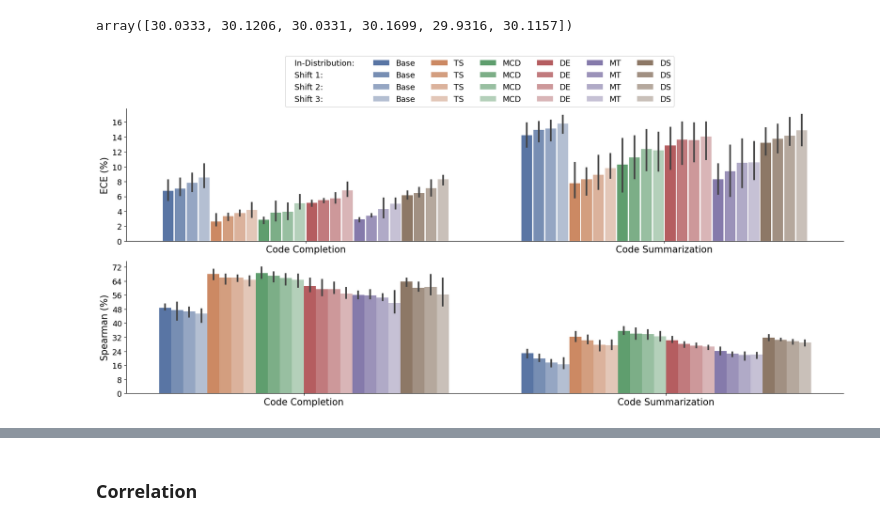
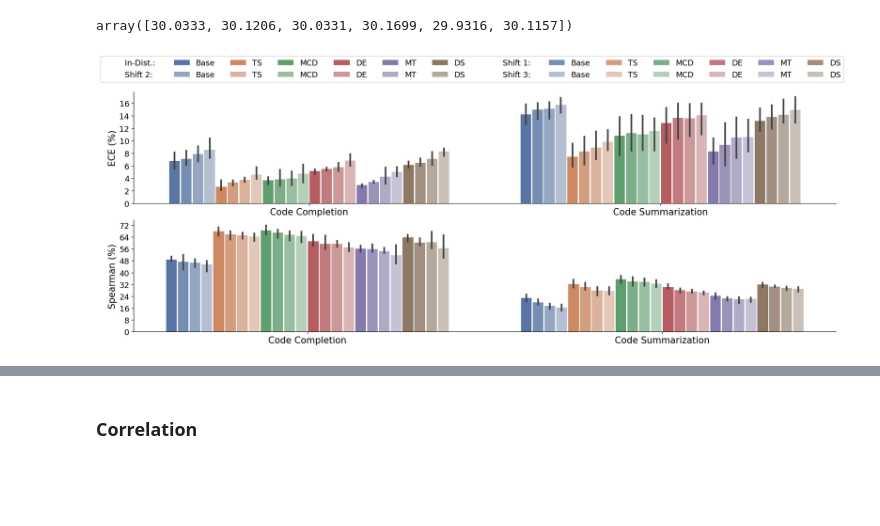
Before and after one commit to yul091/UncertaintyPL, a Jupyter notebook: notebooks/plot_acc.ipynb, the cells around one changed output, grey strips where cells are left out. Saved outputs shown, nothing was run; the diff lists cells and outputs as text; code cells hidden in the pictures; blank space fills up the shorter version.

```diff
--- a/notebooks/plot_acc.ipynb
+++ b/notebooks/plot_acc.ipynb
@@ -456,44 +456,44 @@ data = {
         44.50, 44.50, 44.52, 45.23, 44.54, 44.57  # CS-author-Shift 3
     ],
     'ECE': [
-        8.16, 2.10, 2.36, 5.21, 3.08, 6.66, # CC-time-in-dist
+        8.16, 2.10, 3.76, 5.21, 3.08, 6.66, # CC-time-in-dist
         8.44, 2.82, 2.75, 5.69, 3.26, 7.14, # CC-time-shift1
         9.10, 3.42, 2.93, 5.13, 3.14, 8.21, # CC-time-shift2
-        10.36, 3.21, 4.36, 6.58, 4.33, 8.77, # CC-time-shift3
-        6.66, 2.19, 3.16, 4.74, 2.60, 5.70, # CC-project-in-dist
+        10.36, 3.91, 3.36, 6.58, 4.33, 8.77, # CC-time-shift3
+        6.66, 2.19, 4.16, 4.74, 2.60, 5.70, # CC-project-in-dist
         6.15, 3.44, 5.34, 5.21, 3.63, 5.98, # CC-project-shift1
         6.71, 4.10, 5.10, 6.44, 5.73, 6.98, # CC-project-shift2
-        7.21, 5.15, 6.19, 7.86, 5.76, 8.53, # CC-project-shift3
+        7.21, 5.75, 6.19, 7.86, 5.76, 8.53, # CC-project-shift3
         5.47, 3.65, 3.08, 5.43, 3.09, 6.10, # CC-author-in-dist
         6.62, 3.68, 3.39, 5.57, 3.31, 6.29, # CC-author-shift1
         7.72, 3.70, 3.77, 5.68, 3.93, 6.09, # CC-author-shift2
         8.09, 4.08, 4.63, 6.01, 4.92, 7.57, # CC-author-shift3
-        15.83, 10.53, 13.76, 15.22, 10.36, 11.57, # CS-time-in-dist
+        15.83, 9.53, 13.76, 15.22, 10.36, 11.57, # CS-time-in-dist
         16.0, 10.63, 14.11, 15.94, 12.83, 11.91, # CS-time-shift1
-        16.18, 11.47, 14.97, 15.85, 13.71, 12.89, # CS-time-shift2
-        16.85, 11.69, 14.57, 15.94, 13.35, 12.85, # CS-time-shift3
-        12.69, 6.97, 10.34, 9.66, 8.16, 12.78, # CS-project-in-dist
+        16.18, 11.47, 13.97, 15.85, 13.71, 12.89, # CS-time-shift2
+        16.85, 11.69, 13.57, 15.94, 13.35, 12.85, # CS-time-shift3
+        12.69, 6.97, 10.94, 9.66, 8.16, 12.78, # CS-project-in-dist
         13.42, 8.08, 11.18, 10.35, 9.19, 13.78, # CS-project-shift1
-        13.52, 8.23, 12.58, 10.7, 10.61, 13.01, # CS-project-shift2
+        13.52, 8.23, 10.58, 10.7, 10.61, 13.01, # CS-project-shift2
         14.5, 9.31, 12.60, 11.0, 10.11, 14.91, # CS-project-shift3
-        14.12, 5.83, 6.65, 13.62, 6.35, 15.2, # CS-author-in-dist
+        14.12, 5.83, 7.65, 13.62, 6.35, 15.2, # CS-author-in-dist
         15.44, 6.22, 8.4, 14.68, 6.05, 15.64, # CS-author-shift1
-        15.6, 7.01, 9.48, 14.16, 7.22, 16.55, # CS-author-shift2
-        15.94, 8.48, 9.45, 15.23, 8.31, 16.97, # CS-author-shift3
+        15.6, 7.01, 8.48, 14.16, 7.22, 16.55, # CS-author-shift2
+        15.94, 8.48, 8.45, 15.23, 8.31, 16.97, # CS-author-shift3
     ],
     'Correlation': [
         47.6510, 70.5971, 71.8362, 65.4661, 55.8159, 64.3759, # CC-time-in-dist
         51.8362, 67.7464, 68.9336, 64.7785, 54.5705, 58.9006, # CC-time-shift1
-        48.9337, 66.6248, 67.8842, 63.1858, 53.4804, 56.2654, # CC-time-shift2
+        48.9337, 65.6248, 67.8842, 63.1858, 53.4804, 56.2654, # CC-time-shift2
         47.8842, 64.8512, 65.6510, 60.0339, 45.9462, 50.0377, # CC-time-shift3
         50.7758, 64.9028, 65.7758, 60.1414, 54.0516, 61.0901, # CC-project-in-dist
         41.7883, 62.3612, 63.5838, 57.2604, 53.9508, 58.3380, # CC-project-time-shift1
-        43.5838, 63.9270, 61.7883, 57.1399, 53.1245, 58.1258, # CC-project-time-shift2
+        43.5838, 62.9270, 61.7883, 57.1399, 53.1245, 58.1258, # CC-project-time-shift2
         40.6084, 61.4729, 60.6084, 54.1862, 50.3723, 53.3989, # CC-project-time-shift3
         47.8147, 68.2049, 67.8147, 58.0110, 58.1407, 65.3988, # CC-author-in-dist
         48.4740, 67.6457, 68.4741, 55.7600, 58.9231, 63.1481, # CC-author-time-shift1
         47.2463, 67.1192, 67.2463, 57.8720, 56.6548, 67.4689, # CC-author-time-shift2
-        47.6594, 67.4288, 67.6593, 56.4535, 58.3215, 65.3561, # CC-author-time-shift3
+        47.6594, 66.4288, 67.6593, 56.4535, 58.3215, 65.3561, # CC-author-time-shift3
         22.9533, 31.8720, 37.9176, 32.1748, 22.1492, 33.1741, # CS-time-in-dist
         18.9460, 29.2636, 37.0106, 29.1918, 21.1531, 31.1767, # CS-time-shift1
         17.9742, 28.8866, 35.9358, 26.194 , 19.1619, 28.1673, # CS-time-shift2
@@ -539,38 +539,47 @@ metric2y = {
     'ECE': 'ECE (%)',
     'Correlation': 'Spearman (%)',
 }
 
 # Use deep color palette
 fig, axs = plt.subplots(2, 1, figsize=(17, 7))
 sns.set_palette('deep')
 
 # Follow the order of the method_order
 for i, metric in enumerate(['ECE', 'Correlation']):
     sns.barplot(data=df, x='Task', y=metric, hue='method', hue_order=method_order, palette=color_palette, ax=axs[i])
     # Do not show top and right frame lines
     axs[i].spines['top'].set_visible(False)
     axs[i].spines['right'].set_visible(False)
     axs[i].set_xlabel('')
     axs[i].set_xticklabels(['Code Completion', 'Code Summarization'], fontsize=15)
     axs[i].set_ylabel(metric2y[metric], fontsize=15)
     axs[i].tick_params(axis='y', labelsize=13) # modify yticks fontsize
     axs[i].get_legend().remove() # remove legend
     axs[i].yaxis.set_major_locator(MaxNLocator(integer=True)) # keep only integer yticks
-    width_changer(axs[0], .03)
+    width_changer(axs[i], .03)
 
-# Create a legend for the entire figure
+new_l = (['Base'] * 2 + ['TS'] * 2 + ['MCD'] * 2 + ['DE'] * 2 + ['MT'] * 2 + ['DS'] * 2) * 2
 h, l = axs[0].get_legend_handles_labels()  # Get handles and labels from the last subplot in the first row
 ph = [plt.plot([], marker="", ls="")[0]]*4
-handles = ph + h
-labels = ["In-Distribution: ", "Shift 1: ", "Shift 2: ", "Shift 3: "] + new_l
-leg = fig.legend(handles, labels, loc='upper center', bbox_to_anchor=(0.51, 1.16), ncol=7, fontsize=13)
-for vpack in leg._legend_handle_box.get_children()[:1]:
+handles = ph[:2] + h[::2] + ph[2:] + h[1::2]  # Split the handles for two rows
+labels = ["In-Dist.: "] + ["Shift 2: "] + new_l[:12] + \
+         ["Shift 1: "] + ["Shift 3: "] + new_l[12:]  # Split the labels for two rows
+leg = fig.legend(handles, labels, loc='upper center', bbox_to_anchor=(0.50, 0.98), ncol=14, fontsize=13)
+for vpack in leg._legend_handle_box.get_children()[:2]:  # Adjust the handle length in two rows
     for hpack in vpack.get_children():
-        hpack.get_children()[0].set_width(0)
+        hpack.get_children()[0].set_width(25)
+# ph = [plt.plot([], marker="", ls="")[0]]*4
+# handles = ph + h
+# labels = ["In-Distribution: ", "Shift 1: ", "Shift 2: ", "Shift 3: "] + new_l
+# leg = fig.legend(handles, labels, loc='upper center', bbox_to_anchor=(0.51, 1.16), ncol=7, fontsize=13)
+# for vpack in leg._legend_handle_box.get_children()[:1]:
+#     for hpack in vpack.get_children():
+#         hpack.get_children()[0].set_width(0)
 
 # Adjust the layout
 plt.tight_layout()
+plt.subplots_adjust(top=0.85)  # Adjust the top to make space for the legend
 plt.savefig('../Figure/calibration.pdf', bbox_inches='tight')
 plt.show()
 # %% [output]
-[figure, old version]
+[figure, new version]
```
Also changed, not shown: parts of 9 cells of this notebook, 12 other files.
